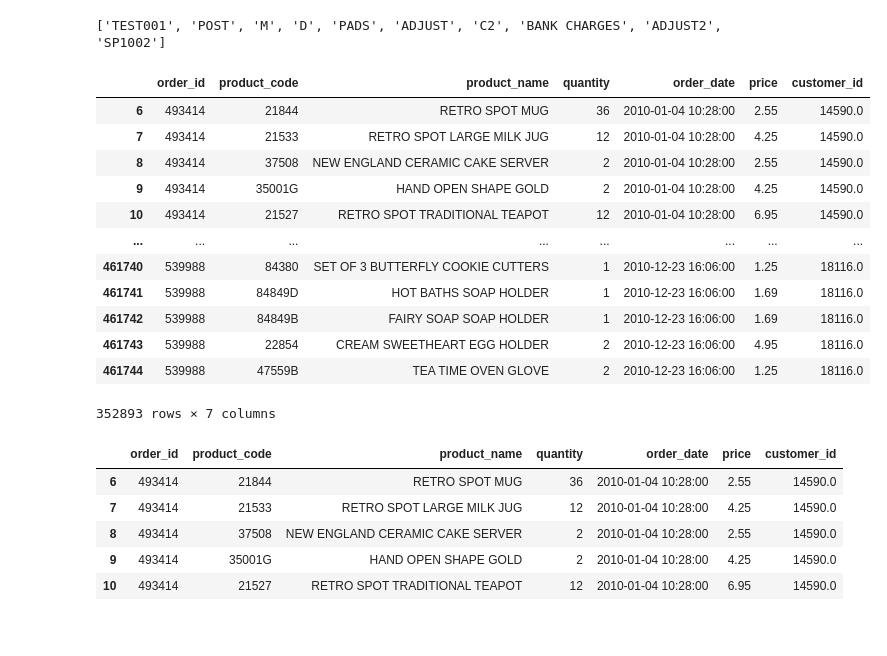
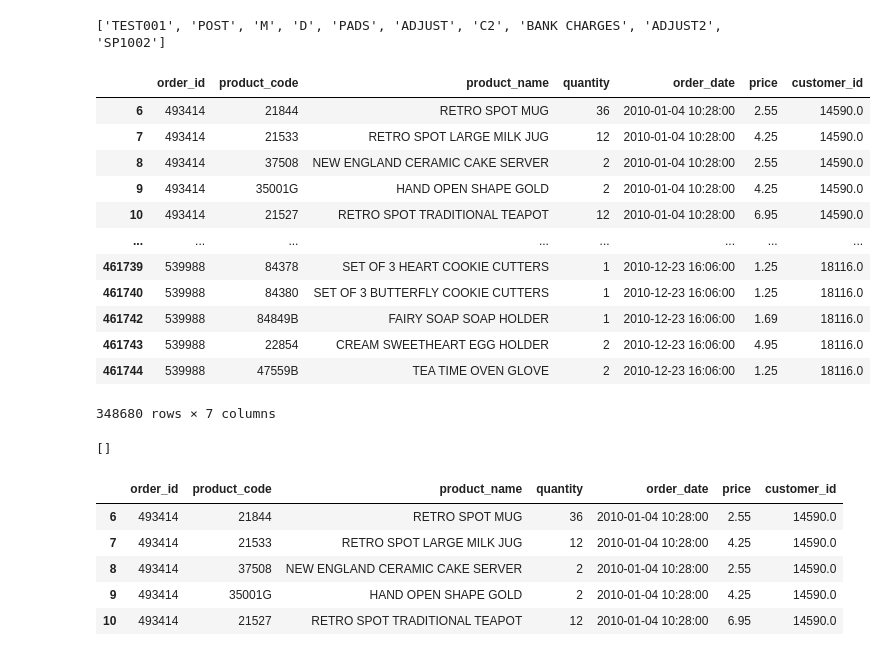
Before and after one commit to enthokz/Cohort-Analysis, a Jupyter notebook: MySkill/User Retention Analysis.ipynb, the cells around one changed output. Cells and saved outputs as stored; diff of their text form; code cells hidden in the pictures.

```diff
--- a/MySkill/User Retention Analysis.ipynb
+++ b/MySkill/User Retention Analysis.ipynb
@@ -86,3 +86,11 @@ print(pop)
 | 13 | C493426 | 22109 | FULL ENGLISH BREAKFAST PLATE | -1 | 2010-01-04 10:41:00 | 3.39 | 16550.0 |
 | 56 | C493430 | 21556 | CERAMIC STRAWBERRY MONEY BOX | -1 | 2010-01-04 11:43:00 | 2.55 | 14680.0 |
 | 57 | C493430 | 21232 | STRAWBERRY CERAMIC TRINKET BOX | -2 | 2010-01-04 11:43:00 | 1.25 | 14680.0 |
+# %%
+# Product code check
+pur=[]
+for i in data['product_code']:
+    op=re.findall(r'[A-Za-z]',i)
+    if i not in pur and op!=[]:
+        pur.append(i)
+print(pur)
@@ -181,26 +201,37 @@ print(puc)
 # %%
 # Drop All Unnecesssary values
 seperate='|'
 pilter= seperate.join(puc)
 pilter
 
-datac= datac[~(datac['product_name'].str.lower().str.contains('adjust|test',case=False) |
+datac= datac[~(datac['product_code'].str.contains(pilter,case=False) |
              datac['order_id'].str.lower().str.contains('c|a', case=False))]
 datac
 # %% [output]
 |  | order_id | product_code | product_name | quantity | order_date | price | customer_id |
 | 6 | 493414 | 21844 | RETRO SPOT MUG | 36 | 2010-01-04 10:28:00 | 2.55 | 14590.0 |
 | 7 | 493414 | 21533 | RETRO SPOT LARGE MILK JUG | 12 | 2010-01-04 10:28:00 | 4.25 | 14590.0 |
 | 8 | 493414 | 37508 | NEW ENGLAND CERAMIC CAKE SERVER | 2 | 2010-01-04 10:28:00 | 2.55 | 14590.0 |
 | 9 | 493414 | 35001G | HAND OPEN SHAPE GOLD | 2 | 2010-01-04 10:28:00 | 4.25 | 14590.0 |
 | 10 | 493414 | 21527 | RETRO SPOT TRADITIONAL TEAPOT | 12 | 2010-01-04 10:28:00 | 6.95 | 14590.0 |
 | ... | ... | ... | ... | ... | ... | ... | ... |
+| 461739 | 539988 | 84378 | SET OF 3 HEART COOKIE CUTTERS | 1 | 2010-12-23 16:06:00 | 1.25 | 18116.0 |
 | 461740 | 539988 | 84380 | SET OF 3 BUTTERFLY COOKIE CUTTERS | 1 | 2010-12-23 16:06:00 | 1.25 | 18116.0 |
-| 461741 | 539988 | 84849D | HOT BATHS SOAP HOLDER | 1 | 2010-12-23 16:06:00 | 1.69 | 18116.0 |
 | 461742 | 539988 | 84849B | FAIRY SOAP SOAP HOLDER | 1 | 2010-12-23 16:06:00 | 1.69 | 18116.0 |
 | 461743 | 539988 | 22854 | CREAM SWEETHEART EGG HOLDER | 2 | 2010-12-23 16:06:00 | 4.95 | 18116.0 |
 | 461744 | 539988 | 47559B | TEA TIME OVEN GLOVE | 2 | 2010-12-23 16:06:00 | 1.25 | 18116.0 |
-352893 rows × 7 columns
+348680 rows × 7 columns
+# %%
+# Check Again Unnecessary value
+
+puc=[]
+for i in datac['product_code']:
+    op=re.findall(r'^([A-Za-z])[A-Za-z]*\d*\D*+$',i)
+    if i not in puc and op!=[]:
+        puc.append(i)
+print(puc)
+# %% [output]
+[]
 # %%
 # Change data type
 datac['order_date']= pd.to_datetime(datac['order_date'])
```
Also changed, not shown: parts of 32 cells of this notebook.
